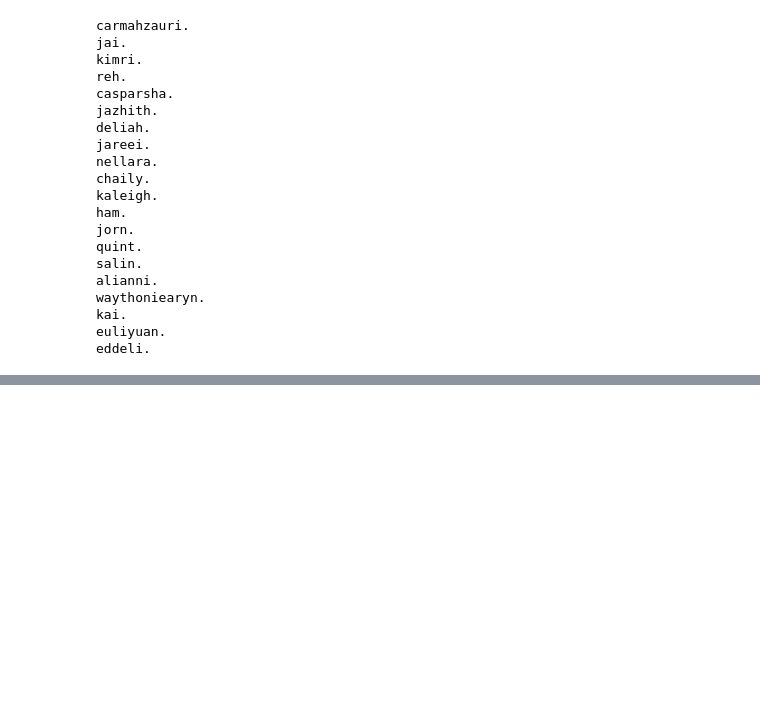
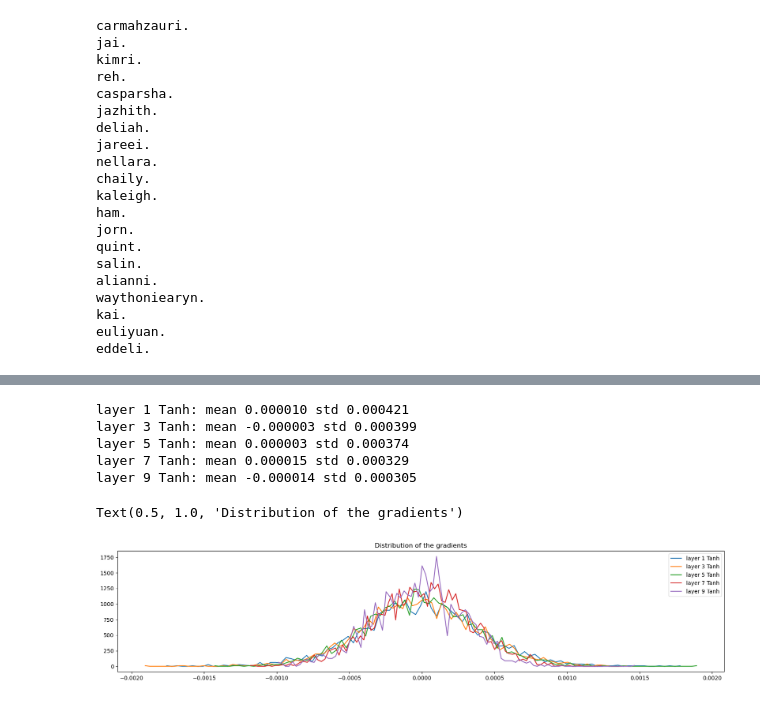
Before and after one commit to hrdkbhatnagar/neural-networks-deep-dive, a Jupyter notebook: makemore/makemore-mlp.ipynb, the cells around one changed output, grey strips where cells are left out. Drawn from its saved outputs; the diff is of its cells as text; code cells hidden in the pictures; blank space fills up the shorter version.

```diff
--- a/makemore/makemore-mlp.ipynb
+++ b/makemore/makemore-mlp.ipynb
@@ -453,0 +624,24 @@ eddeli.
+# %%
+# vizualize the histograms of the gradients
+plt.figure(figsize=(20,4))
+legends = []
+
+for i, layer in enumerate(layers[:-1]): # excluding the last softmax layer
+    if isinstance(layer, Tanh):
+        t = layer.out.grad
+        print(f"layer {i} {layer.__class__.__name__}: mean {t.mean():.6f} std {t.std():.6f}")
+        hy, hx = torch.histogram(t, density=True)
+
+        plt.plot(hx[:-1].detach(), hy.detach())
+        legends.append(f'layer {i} {layer.__class__.__name__}')
+
+plt.legend(legends);
+plt.title('Distribution of the gradients')
+# %% [output]
+layer 1 Tanh: mean 0.000010 std 0.000421
+layer 3 Tanh: mean -0.000003 std 0.000399
+layer 5 Tanh: mean 0.000003 std 0.000374
+layer 7 Tanh: mean 0.000015 std 0.000329
+layer 9 Tanh: mean -0.000014 std 0.000305
+Text(0.5, 1.0, 'Distribution of the gradients')
+[figure, added]
```
Also changed, not shown: parts of 7 cells of this notebook.
